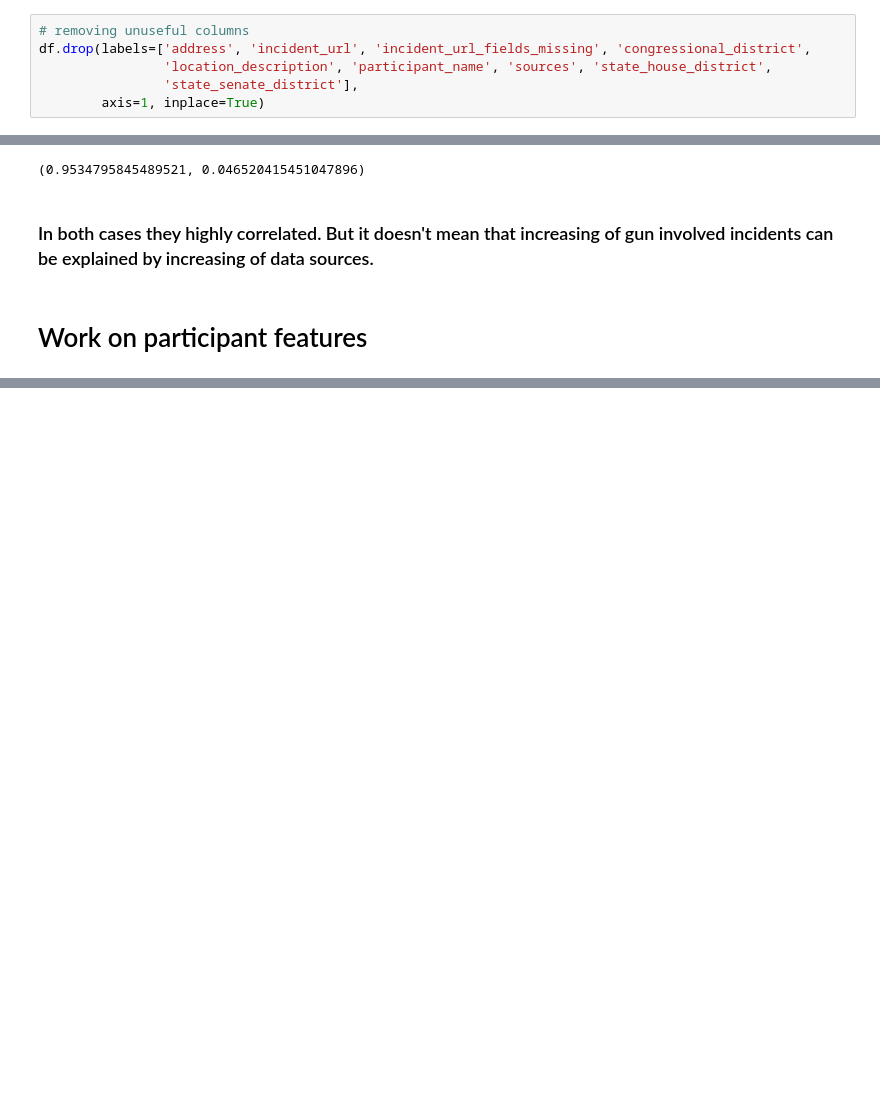
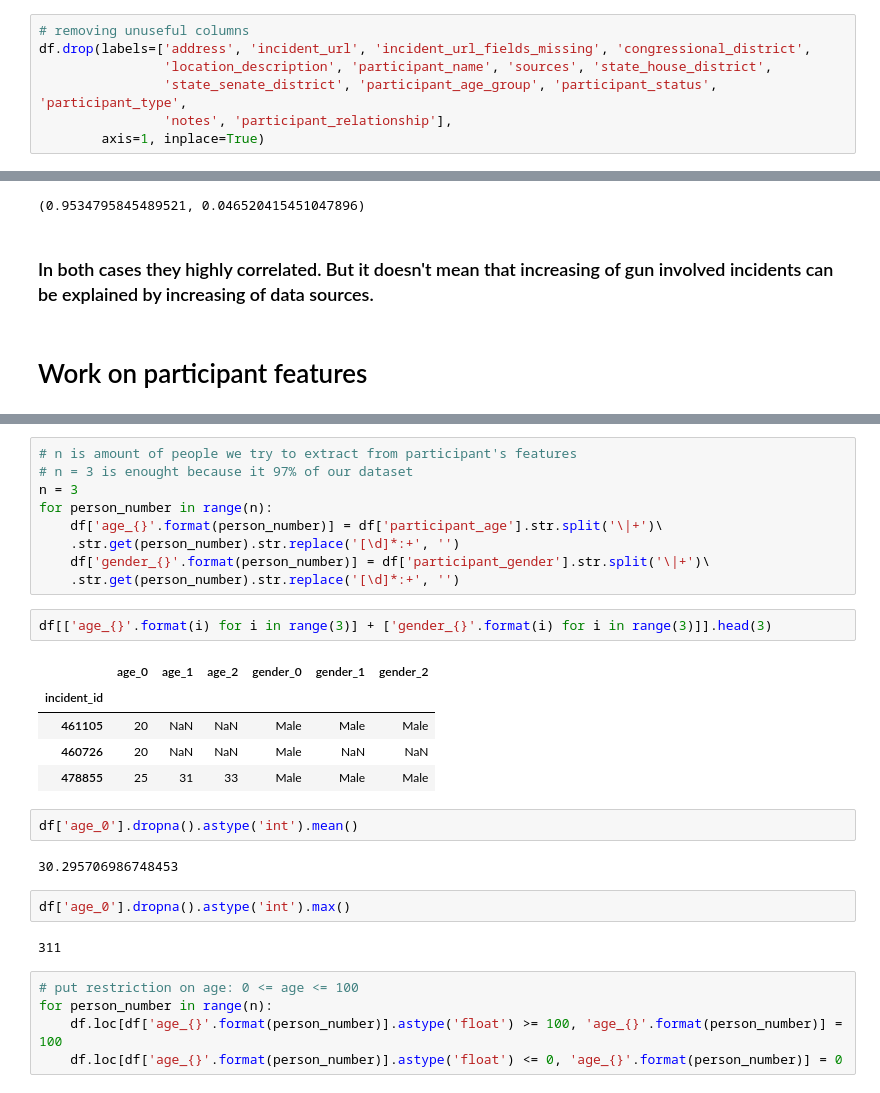
Before and after one commit to belkasanek/eda-gun-violence, a Jupyter notebook: gun_violence_eda.ipynb, the cells around one changed output, grey strips where cells are left out. Saved outputs shown, nothing was run; the diff lists cells and outputs as text; blank space fills up the shorter version.

Commit message:
Build features on participants' columns

```diff
--- a/gun_violence_eda.ipynb
+++ b/gun_violence_eda.ipynb
@@ -48,7 +45,8 @@ Index(['date', 'state', 'city_or_county', 'address', 'n_killed', 'n_injured',
 # removing unuseful columns
 df.drop(labels=['address', 'incident_url', 'incident_url_fields_missing', 'congressional_district',
                 'location_description', 'participant_name', 'sources', 'state_house_district',
-                'state_senate_district'],
+                'state_senate_district', 'participant_age_group', 'participant_status', 'participant_type',
+                'notes', 'participant_relationship'],
         axis=1, inplace=True)
 # %%
 df.dtypes
@@ -315,0 +257,30 @@ Name: city_or_county, dtype: int64
+# %%
+# n is amount of people we try to extract from participant's features
+# n = 3 is enought because it 97% of our dataset
+n = 3
+for person_number in range(n):
+    df['age_{}'.format(person_number)] = df['participant_age'].str.split('\|+')\
+    .str.get(person_number).str.replace('[\d]*:+', '')
+    df['gender_{}'.format(person_number)] = df['participant_gender'].str.split('\|+')\
+    .str.get(person_number).str.replace('[\d]*:+', '')
+# %%
+df[['age_{}'.format(i) for i in range(3)] + ['gender_{}'.format(i) for i in range(3)]].head(3)
+# %% [output]
+|  | age_0 | age_1 | age_2 | gender_0 | gender_1 | gender_2 |
+| incident_id |  |  |  |  |  |  |
+| 461105 | 20 | NaN | NaN | Male | Male | Male |
+| 460726 | 20 | NaN | NaN | Male | NaN | NaN |
+| 478855 | 25 | 31 | 33 | Male | Male | Male |
+# %%
+df['age_0'].dropna().astype('int').mean()
+# %% [output]
+30.295706986748453
+# %%
+df['age_0'].dropna().astype('int').max()
+# %% [output]
+311
+# %%
+# put restriction on age: 0 <= age <= 100
+for person_number in range(n):
+    df.loc[df['age_{}'.format(person_number)].astype('float') >= 100, 'age_{}'.format(person_number)] = 100
+    df.loc[df['age_{}'.format(person_number)].astype('float') <= 0, 'age_{}'.format(person_number)] = 0
```
Also changed, not shown: parts of 14 cells of this notebook.
